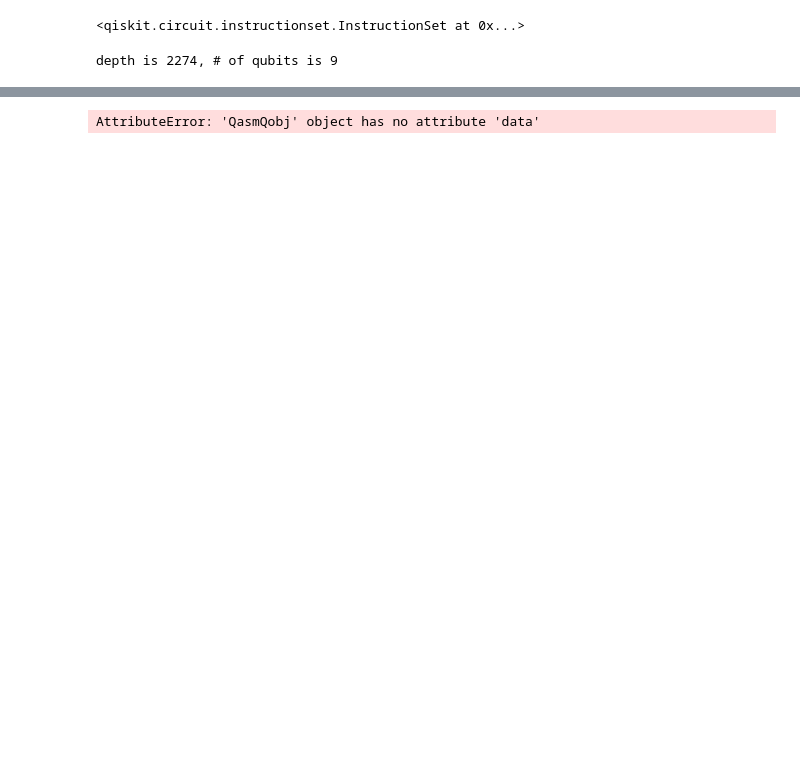
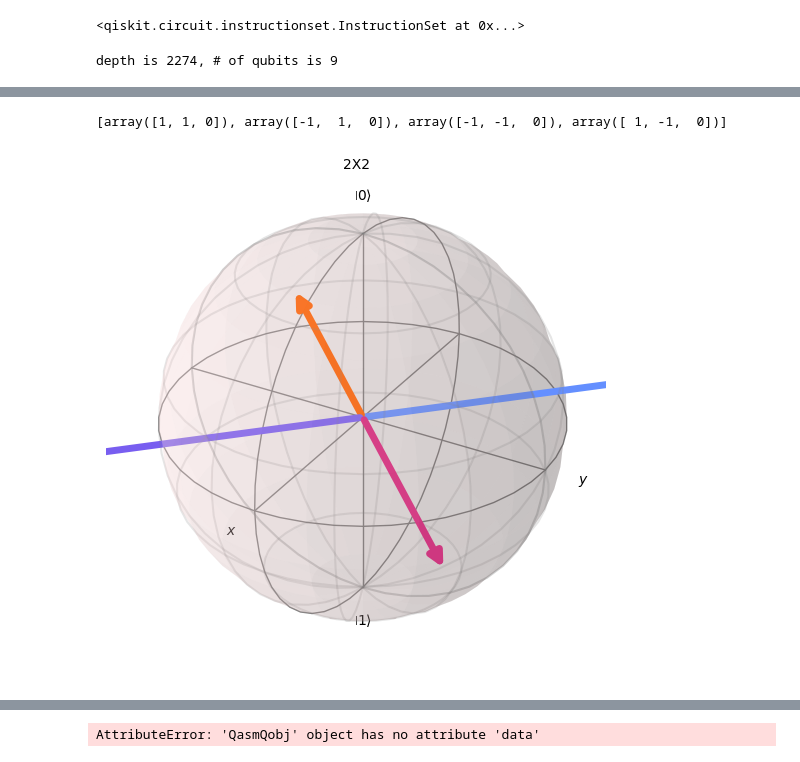
Before and after one commit to ksm999/Stereo, a Jupyter notebook: IonQ.ipynb, the cells around one changed output, grey strips where cells are left out. Saved outputs shown, nothing was run; the diff lists cells and outputs as text; code cells hidden in the pictures; blank space fills up the shorter version.

```diff
--- a/IonQ.ipynb
+++ b/IonQ.ipynb
@@ -234,0 +194,5 @@ simulator_backend = provider.get_backend("ionq_qpu.harmony")
+# %%
+path_img_2 = 'pixel2x2.png'
+path_img_2 = os.path.join(os.path.abspath(''),
+                            path_img_2)
+print(path_img_2)
@@ -234,0 +201,25 @@ simulator_backend = provider.get_backend("ionq_qpu.harmony")
+# %%
+pix = np.array(Image.open(path_img_2))
+
+h_img = pix.shape[0]
+w_img = pix.shape[1]
+h_proj_2 = 2
+w_proj_2 = 2
+
+proj_2 = np.array([[1,1,0],
+                 [-1,1,0],
+                 [-1,-1,0],
+                 [1,-1,0]])
+
+point_2d = []
+point_3d = []
+k_list = []
+
+for i in proj_2:
+    sphere = project(i,h_img, w_img, h_proj_2, w_proj_2)
+    point_2d.append(i)
+    point_3d.append(sphere)
+
+print('point_2d = ', point_2d)
+print('point_3d = ', point_3d)
+print("k = ", k_list)
@@ -234,0 +238,6 @@ simulator_backend = provider.get_backend("ionq_qpu.harmony")
+# %%
+print(point_2d)
+plot_bloch_vector(point_2d, title='2X2')
+# %% [output]
+[array([1, 1, 0]), array([-1,  1,  0]), array([-1, -1,  0]), array([ 1, -1,  0])]
+[figure, added]
```
Also changed, not shown: parts of 60 cells of this notebook, 2 other files.
